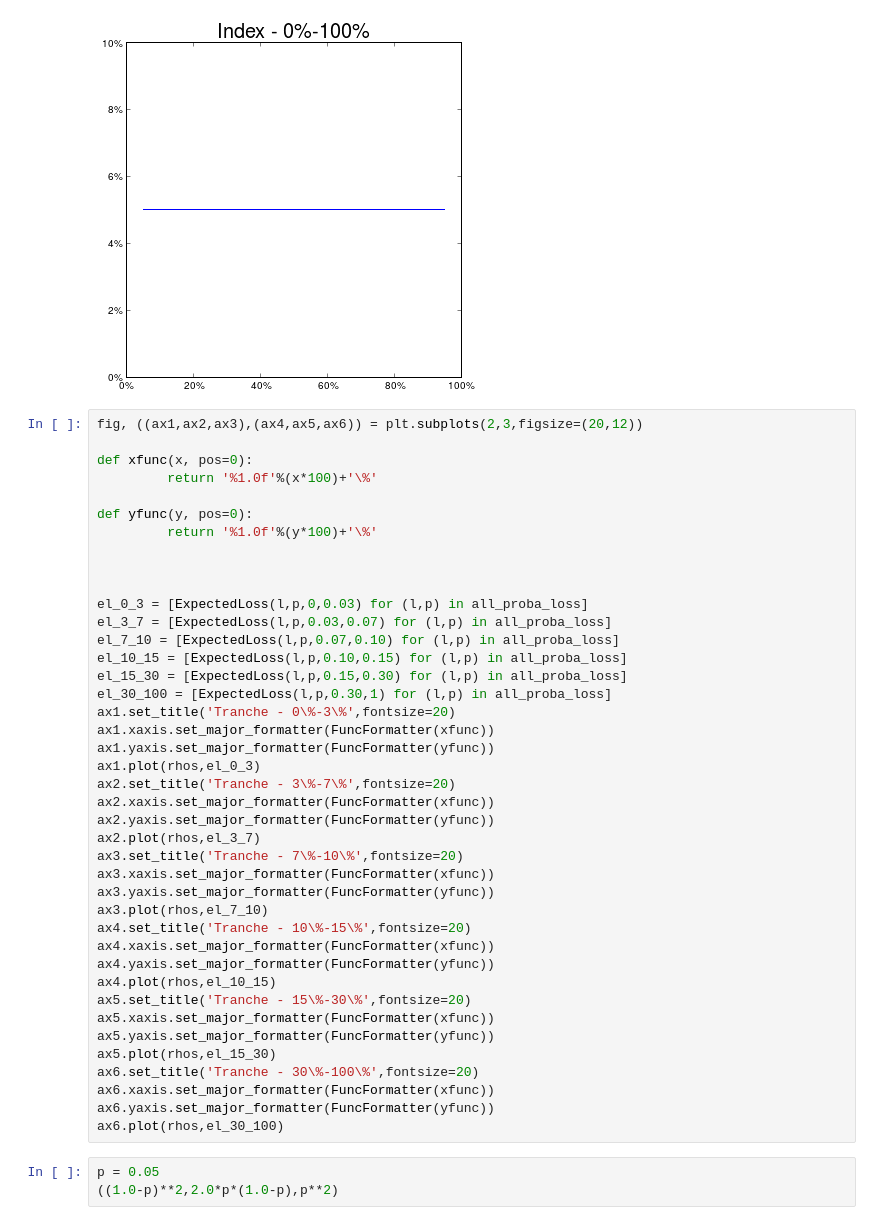
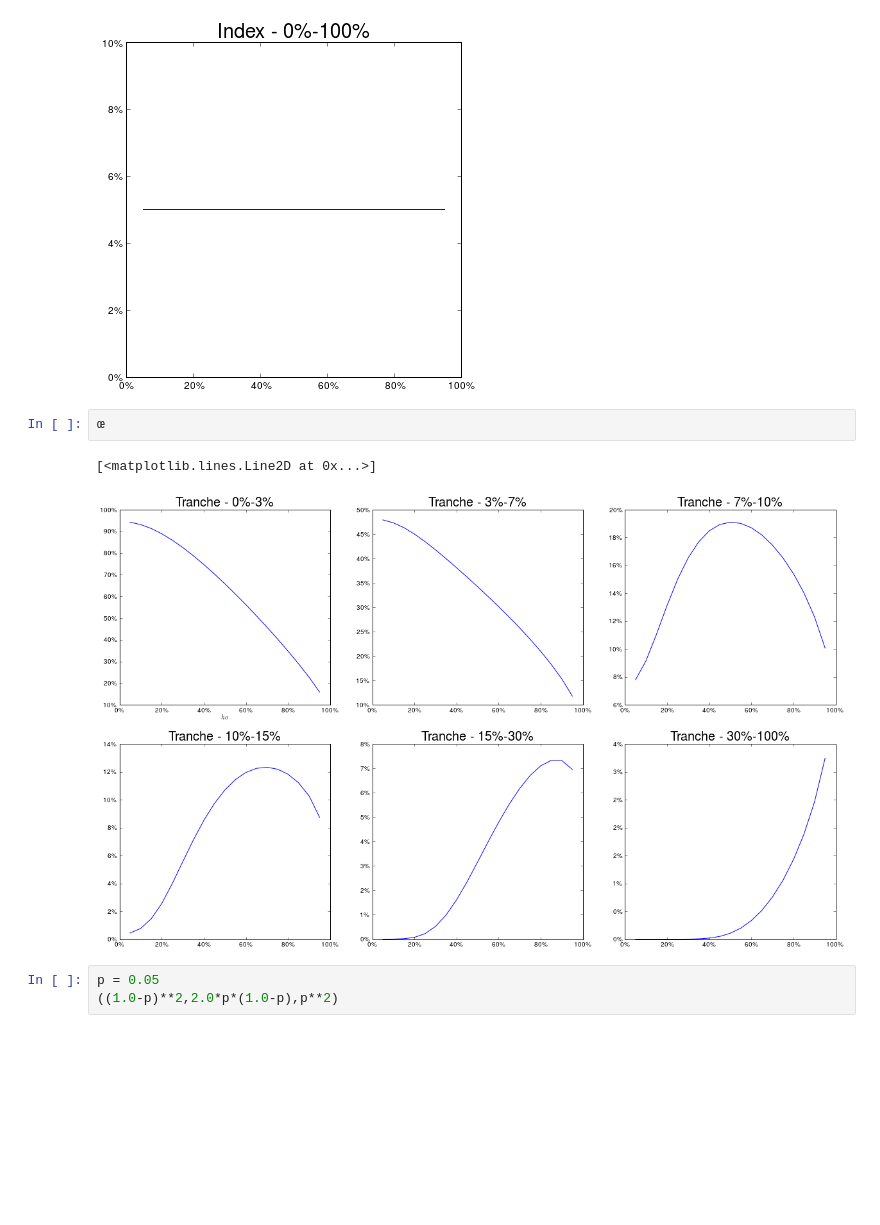
Before and after one commit to rguillemot/Formation_Finance, a Jupyter notebook: Forex_Credit_Equity/notebook/CDO.ipynb, the cells around one changed output. Saved outputs shown, nothing was run; the diff lists cells and outputs as text; blank space fills up the shorter version.

```diff
--- a/Forex_Credit_Equity/notebook/CDO.ipynb
+++ b/Forex_Credit_Equity/notebook/CDO.ipynb
@@ -121,47 +136,11 @@ ax.plot(rhos,el_0_100)
 # %% [output]
 [<matplotlib.lines.Line2D at 0x...>]
 [figure]
-# %%
-fig, ((ax1,ax2,ax3),(ax4,ax5,ax6)) = plt.subplots(2,3,figsize=(20,12))
-
-def xfunc(x, pos=0):
-         return '%1.0f'%(x*100)+'\%'
-
-def yfunc(y, pos=0):
-         return '%1.0f'%(y*100)+'\%'
-
-
-
-el_0_3 = [ExpectedLoss(l,p,0,0.03) for (l,p) in all_proba_loss]
-el_3_7 = [ExpectedLoss(l,p,0.03,0.07) for (l,p) in all_proba_loss]
-el_7_10 = [ExpectedLoss(l,p,0.07,0.10) for (l,p) in all_proba_loss]
-el_10_15 = [ExpectedLoss(l,p,0.10,0.15) for (l,p) in all_proba_loss]
-el_15_30 = [ExpectedLoss(l,p,0.15,0.30) for (l,p) in all_proba_loss]
-el_30_100 = [ExpectedLoss(l,p,0.30,1) for (l,p) in all_proba_loss]
-ax1.set_title('Tranche - 0\%-3\%',fontsize=20)
-ax1.xaxis.set_major_formatter(FuncFormatter(xfunc))
-ax1.yaxis.set_major_formatter(FuncFormatter(yfunc))
-ax1.plot(rhos,el_0_3)
-ax2.set_title('Tranche - 3\%-7\%',fontsize=20)
-ax2.xaxis.set_major_formatter(FuncFormatter(xfunc))
-ax2.yaxis.set_major_formatter(FuncFormatter(yfunc))
-ax2.plot(rhos,el_3_7)
-ax3.set_title('Tranche - 7\%-10\%',fontsize=20)
-ax3.xaxis.set_major_formatter(FuncFormatter(xfunc))
-ax3.yaxis.set_major_formatter(FuncFormatter(yfunc))
-ax3.plot(rhos,el_7_10)
-ax4.set_title('Tranche - 10\%-15\%',fontsize=20)
-ax4.xaxis.set_major_formatter(FuncFormatter(xfunc))
-ax4.yaxis.set_major_formatter(FuncFormatter(yfunc))
-ax4.plot(rhos,el_10_15)
-ax5.set_title('Tranche - 15\%-30\%',fontsize=20)
-ax5.xaxis.set_major_formatter(FuncFormatter(xfunc))
-ax5.yaxis.set_major_formatter(FuncFormatter(yfunc))
-ax5.plot(rhos,el_15_30)
-ax6.set_title('Tranche - 30\%-100\%',fontsize=20)
-ax6.xaxis.set_major_formatter(FuncFormatter(xfunc))
-ax6.yaxis.set_major_formatter(FuncFormatter(yfunc))
-ax6.plot(rhos,el_30_100)
+# %%
+œ
+# %% [output]
+[<matplotlib.lines.Line2D at 0x...>]
+[figure, added]
 # %%
 p = 0.05
 ((1.0-p)**2,2.0*p*(1.0-p),p**2)
```
Also changed, not shown: parts of 4 cells of this notebook, 6 other files.
